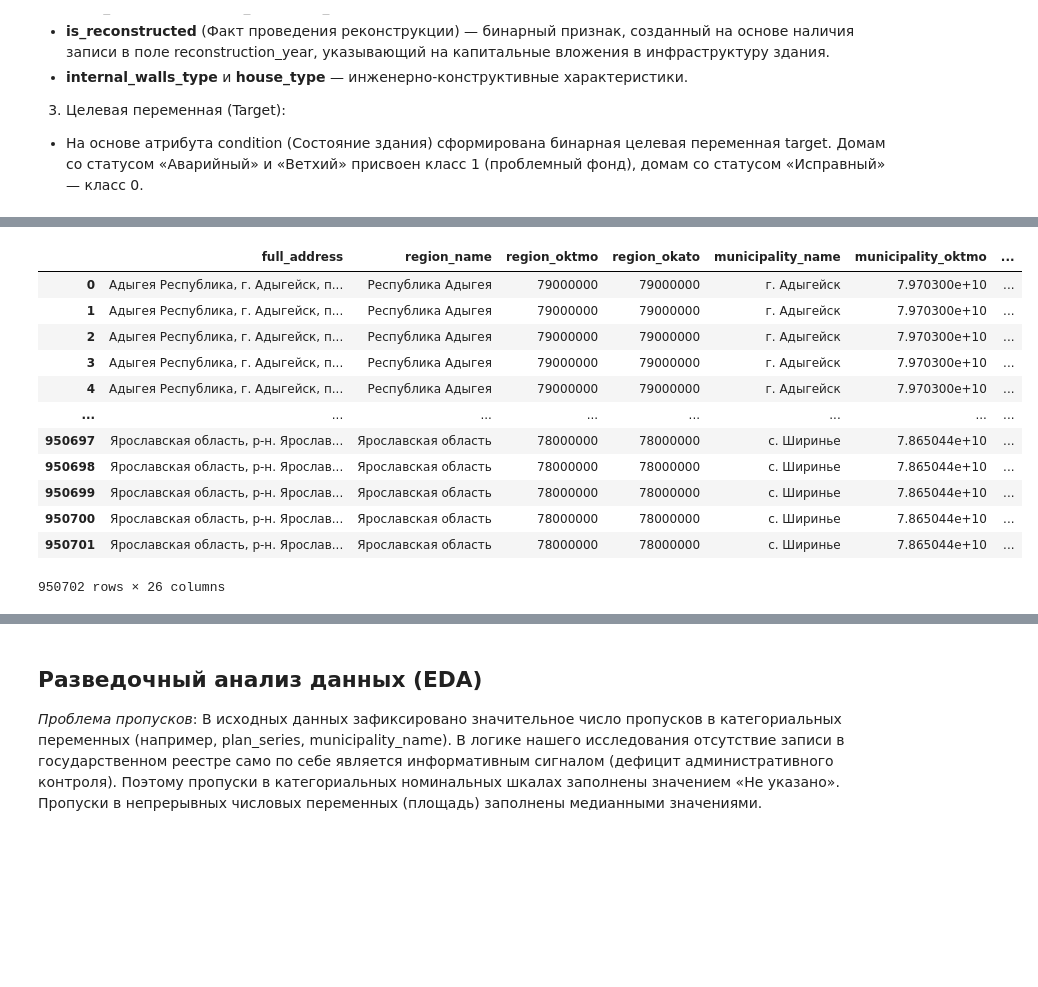
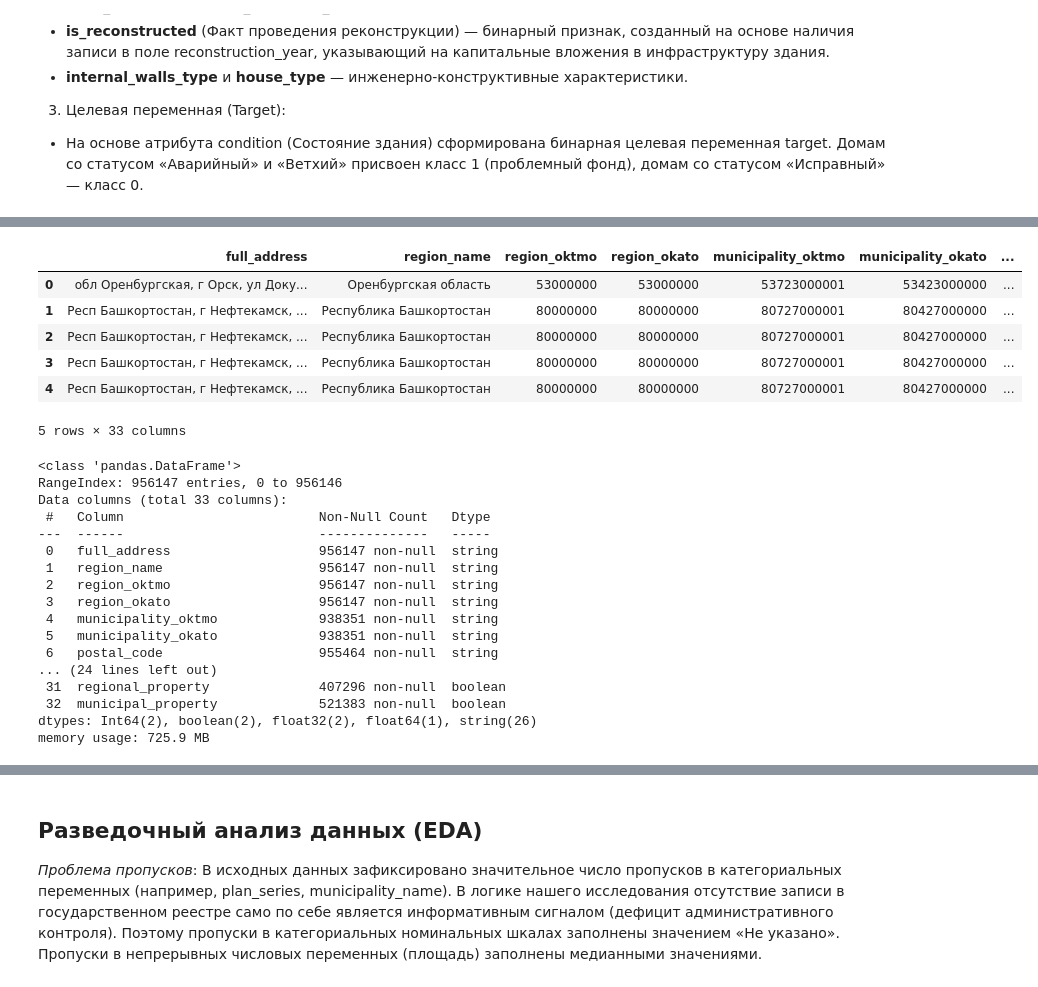
Before and after one commit to ascat41/HouseDeterioration, a Jupyter notebook: data_research.ipynb, the cells around one changed output, grey strips where cells are left out. Cells and saved outputs as stored; diff of their text form; code cells hidden in the pictures; blank space fills up the shorter version.

```diff
--- a/data_research.ipynb
+++ b/data_research.ipynb
@@ -55,19 +23,34 @@ replace __MACOSX/._data_gisgkh_157_v20251205.csv? [y]es, [n]o, [A]ll, [N]one, [r
 # %%
 import pandas as pd
+import numpy as np
 
-df = pd.read_csv("data_gisgkh_157_v20251205.csv", sep=';', encoding='utf-8')
-df
+df = pd.read_parquet("data_gisgkh_157_v20260917.parquet")
+df.head()
 # %% [output]
-|  | full_address | region_name | region_oktmo | region_okato | municipality_name | municipality_oktmo | ... |
-| 0 | Адыгея Республика, г. Адыгейск, п... | Республика Адыгея | 79000000 | 79000000 | г. Адыгейск | 7.970300e+10 | ... |
-| 1 | Адыгея Республика, г. Адыгейск, п... | Республика Адыгея | 79000000 | 79000000 | г. Адыгейск | 7.970300e+10 | ... |
-| 2 | Адыгея Республика, г. Адыгейск, п... | Республика Адыгея | 79000000 | 79000000 | г. Адыгейск | 7.970300e+10 | ... |
-| 3 | Адыгея Республика, г. Адыгейск, п... | Республика Адыгея | 79000000 | 79000000 | г. Адыгейск | 7.970300e+10 | ... |
-| 4 | Адыгея Республика, г. Адыгейск, п... | Республика Адыгея | 79000000 | 79000000 | г. Адыгейск | 7.970300e+10 | ... |
-| ... | ... | ... | ... | ... | ... | ... | ... |
-| 950697 | Ярославская область, р-н. Ярослав... | Ярославская область | 78000000 | 78000000 | с. Ширинье | 7.865044e+10 | ... |
-| 950698 | Ярославская область, р-н. Ярослав... | Ярославская область | 78000000 | 78000000 | с. Ширинье | 7.865044e+10 | ... |
-| 950699 | Ярославская область, р-н. Ярослав... | Ярославская область | 78000000 | 78000000 | с. Ширинье | 7.865044e+10 | ... |
-| 950700 | Ярославская область, р-н. Ярослав... | Ярославская область | 78000000 | 78000000 | с. Ширинье | 7.865044e+10 | ... |
-| 950701 | Ярославская область, р-н. Ярослав... | Ярославская область | 78000000 | 78000000 | с. Ширинье | 7.865044e+10 | ... |
+|  | full_address | region_name | region_oktmo | region_okato | municipality_oktmo | municipality_okato | ... |
+| 0 | обл Оренбургская, г Орск, ул Доку... | Оренбургская область | 53000000 | 53000000 | 53723000001 | 53423000000 | ... |
+| 1 | Респ Башкортостан, г Нефтекамск, ... | Республика Башкортостан | 80000000 | 80000000 | 80727000001 | 80427000000 | ... |
+| 2 | Респ Башкортостан, г Нефтекамск, ... | Республика Башкортостан | 80000000 | 80000000 | 80727000001 | 80427000000 | ... |
+| 3 | Респ Башкортостан, г Нефтекамск, ... | Республика Башкортостан | 80000000 | 80000000 | 80727000001 | 80427000000 | ... |
+| 4 | Респ Башкортостан, г Нефтекамск, ... | Республика Башкортостан | 80000000 | 80000000 | 80727000001 | 80427000000 | ... |
-950702 rows × 26 columns
+5 rows × 33 columns
+# %%
+df.info()
+# %% [output]
+<class 'pandas.DataFrame'>
+RangeIndex: 956147 entries, 0 to 956146
+Data columns (total 33 columns):
+ #   Column                         Non-Null Count   Dtype
+---  ------                         --------------   -----
+ 0   full_address                   956147 non-null  string
+ 1   region_name                    956147 non-null  string
+ 2   region_oktmo                   956147 non-null  string
+ 3   region_okato                   956147 non-null  string
+ 4   municipality_oktmo             938351 non-null  string
+ 5   municipality_okato             938351 non-null  string
+ 6   postal_code                    955464 non-null  string
+... (24 lines left out)
+ 31  regional_property              407296 non-null  boolean
+ 32  municipal_property             521383 non-null  boolean
+dtypes: Int64(2), boolean(2), float32(2), float64(1), string(26)
+memory usage: 725.9 MB
```
Also changed, not shown: parts of 15 cells of this notebook.
